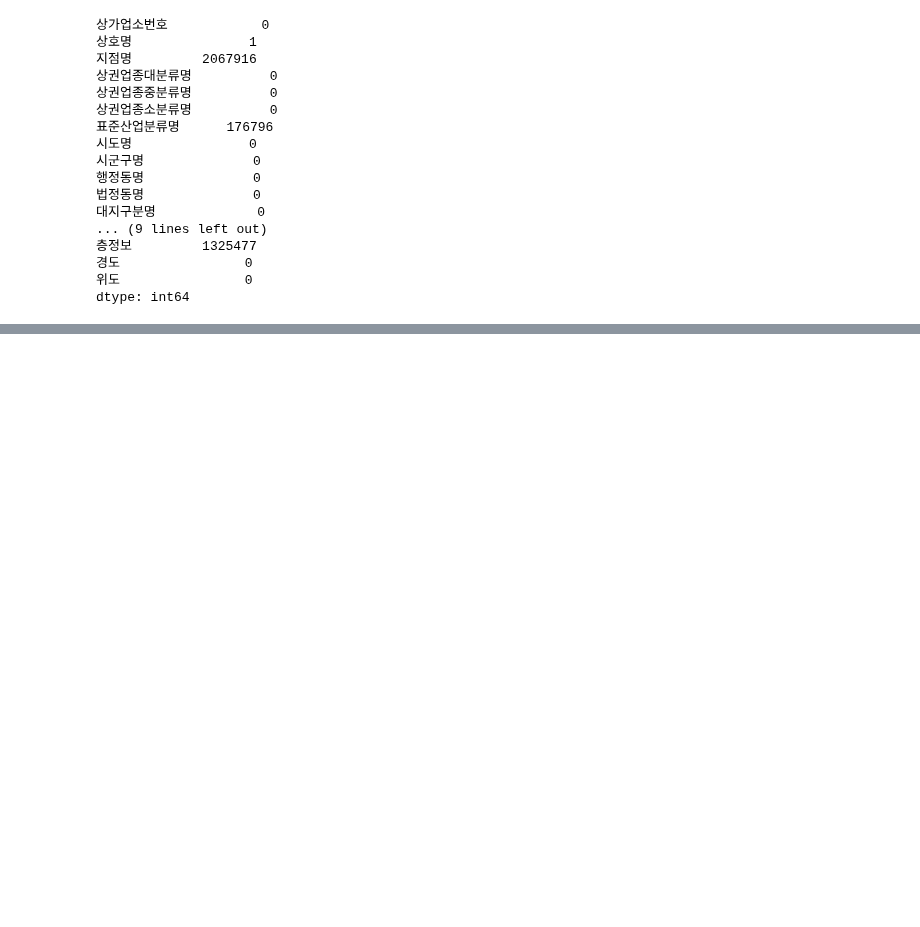
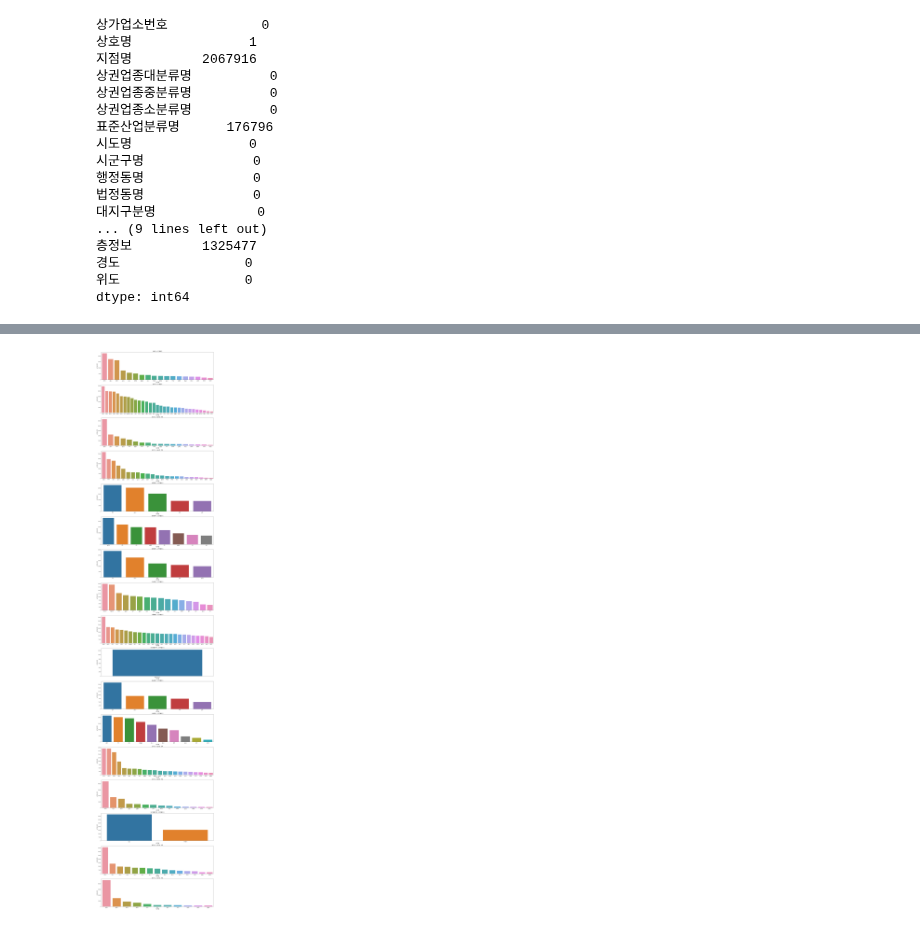
Before and after one commit to jsh0551/data_analysis_practice, a Jupyter notebook: 공공데이터포털/소상공인시장진흥공단_상가(상권)정보.ipynb, the cells around one changed output, grey strips where cells are left out. Cells and saved outputs as stored; diff of their text form; code cells hidden in the pictures; blank space fills up the shorter version.

```diff
--- a/공공데이터포털/소상공인시장진흥공단_상가(상권)정보.ipynb
+++ b/공공데이터포털/소상공인시장진흥공단_상가(상권)정보.ipynb
@@ -150,0 +181,9 @@ df.head()
+# %%
+city_list = df['시도명'].unique()
+fig,axes = plt.subplots(len(city_list),figsize=(18,len(city_list)*5))
+for i,c in enumerate(city_list):
+    sub_df = df[df['시도명']==c].groupby('시군구명',as_index=False)['상가업소번호'].count().sort_values('상가업소번호',ascending=False)
+    sns.barplot(data=sub_df,x='시군구명',y='상가업소번호',ax=axes[i]).set(title=f'{c} 시군구별 분포')
+plt.tight_layout()
+# %% [output]
+[figure, added]
```
Also changed, not shown: parts of 10 cells of this notebook.
